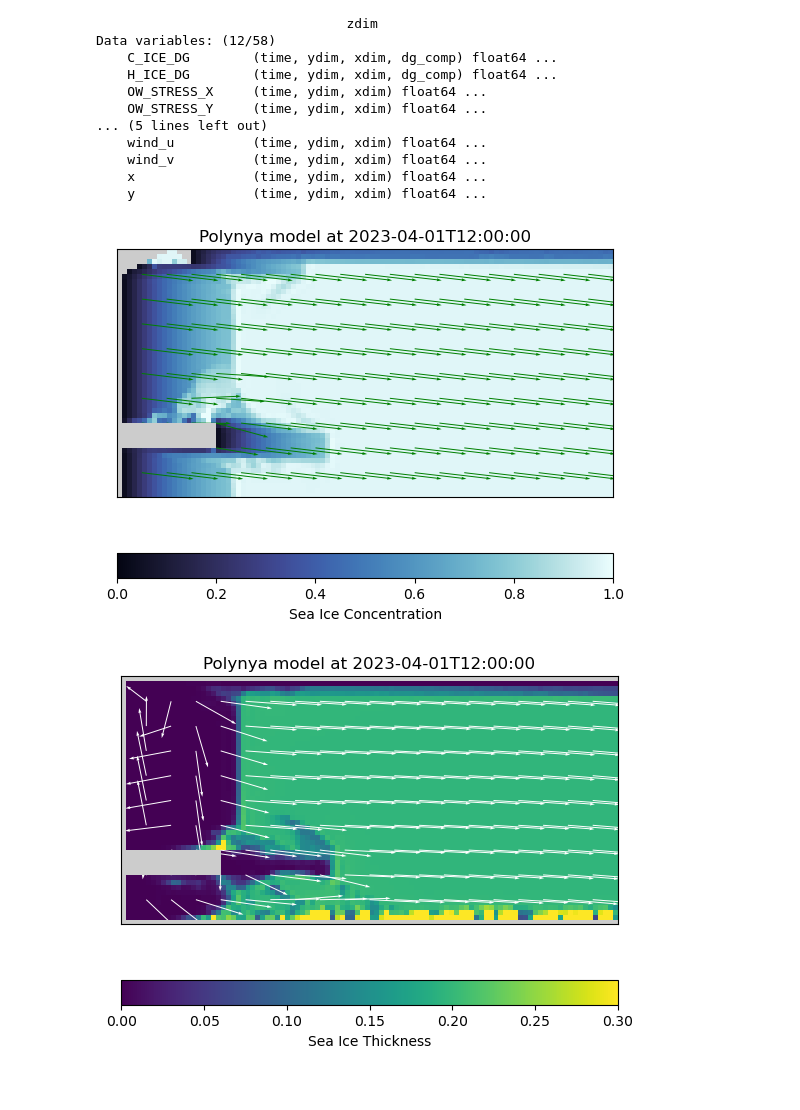
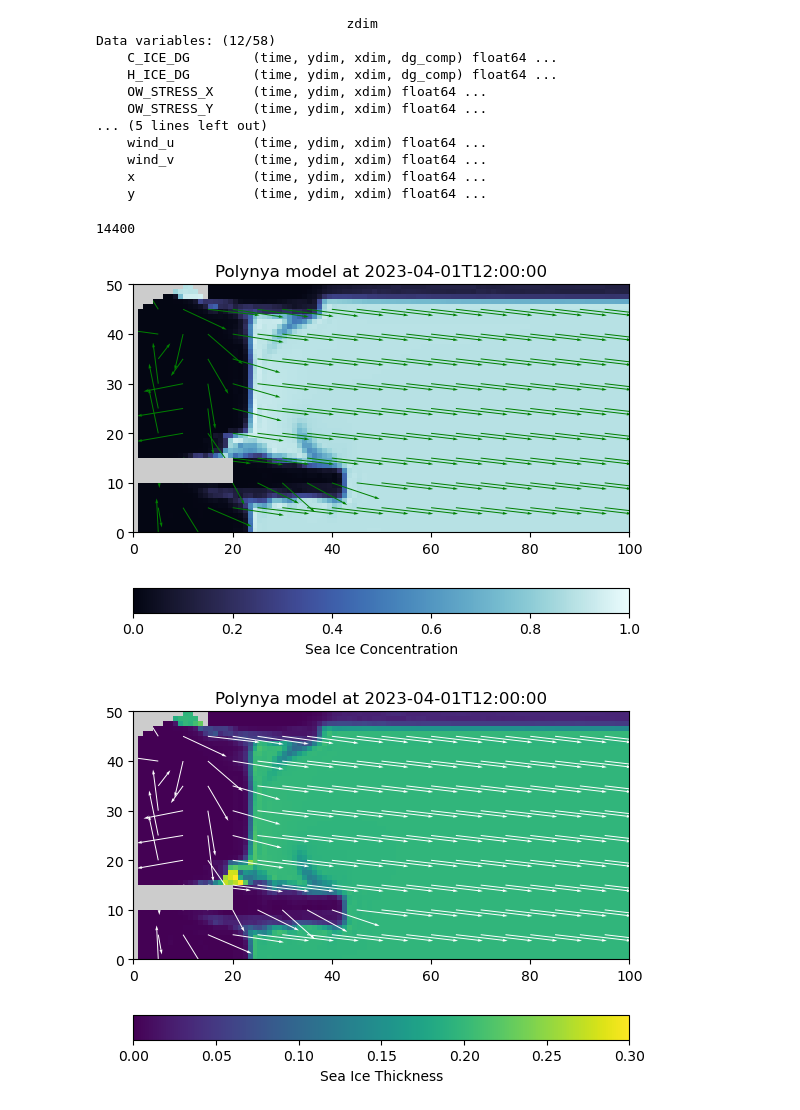
Before and after one commit to Livcornelissen/TNB_neXtsim, a Jupyter notebook: demo-polynya.ipynb, the cells around one changed output. Cells and saved outputs as stored; diff of their text form; code cells hidden in the pictures.

```diff
--- a/demo-polynya.ipynb
+++ b/demo-polynya.ipynb
@@ -185,7 +183,7 @@ sys     0m1.002s
 # %%
 # Load the NetCDF file
-
-ds = xr.open_dataset("polynyaBBM_190C.diagnostic.nc", group="/data")
+file = 'polynyaBBM_188C'
+ds = xr.open_dataset(file+".diagnostic.nc", group="/data")
 print(ds)
 
 # We (still) need to fetch the mask from the init file
@@ -215,6 +213,11 @@ Data variables: (12/58)
     wind_v          (time, ydim, xdim) float64 ...
     x               (time, ydim, xdim) float64 ...
     y               (time, ydim, xdim) float64 ...
+# %%
+ds.time
+int(ds.time[1]- ds.time[0])
+# %% [output]
+14400
 # %%
 # Striding for u and v
 ny, nx = ds['u'].isel(time=0).shape
@@ -229,25 +232,25 @@ y = Y[::stride, ::stride]
 # %%
 # NB - we need to pick the first DG component, as well as a time slice
 var = ds['cice'].isel(time=time_index).isel(dg_comp=0)
 
 plt.figure()
 p = plt.pcolormesh(var, shading='auto', cmap='cmo.ice', vmin=0, vmax=1)
 plt.gca().set_aspect('equal')
 
 plt.colorbar(p, label='Sea Ice Concentration', orientation='horizontal')
 
 plt.quiver(x, y, u, v, scale=5, color='g', width=0.002)
 
 plt.pcolormesh(land, shading='auto', cmap='Pastel2', vmin=0, vmax=1)
 
 plt.title(f"Polynya model at {time_vals[time_index].isoformat()}")
 
-plt.xticks([])
-plt.yticks([])
-plt.show()
-#plt.savefig('
+#plt.xticks([])
+#plt.yticks([])
+
+plt.savefig('images/' + file + 'SIC.png' , bbox_inches='tight' )
 # %% [output]
-[figure, old version]
+[figure, new version]
 # %%
 var = ds['hice'].isel(time=time_index).isel(dg_comp=0)
 
@@ -263,11 +266,10 @@ plt.pcolormesh(land, shading='auto', cmap='Pastel2', vmin=0, vmax=1)
 
 plt.title(f"Polynya model at {time_vals[time_index].isoformat()}")
 
-plt.xticks([])
-plt.yticks([])
+plt.savefig('images/' + file + 'SIH.png' , bbox_inches='tight' )
 plt.show()
 # %% [output]
-[figure, old version]
+[figure, new version]
 # %%
 # NB - we need to pick the first DG component, as well as a time slice
 var = ds['cice'].isel(time=time_index).isel(dg_comp=0)
```
Also changed, not shown: parts of 4 cells of this notebook, 6 other files.
